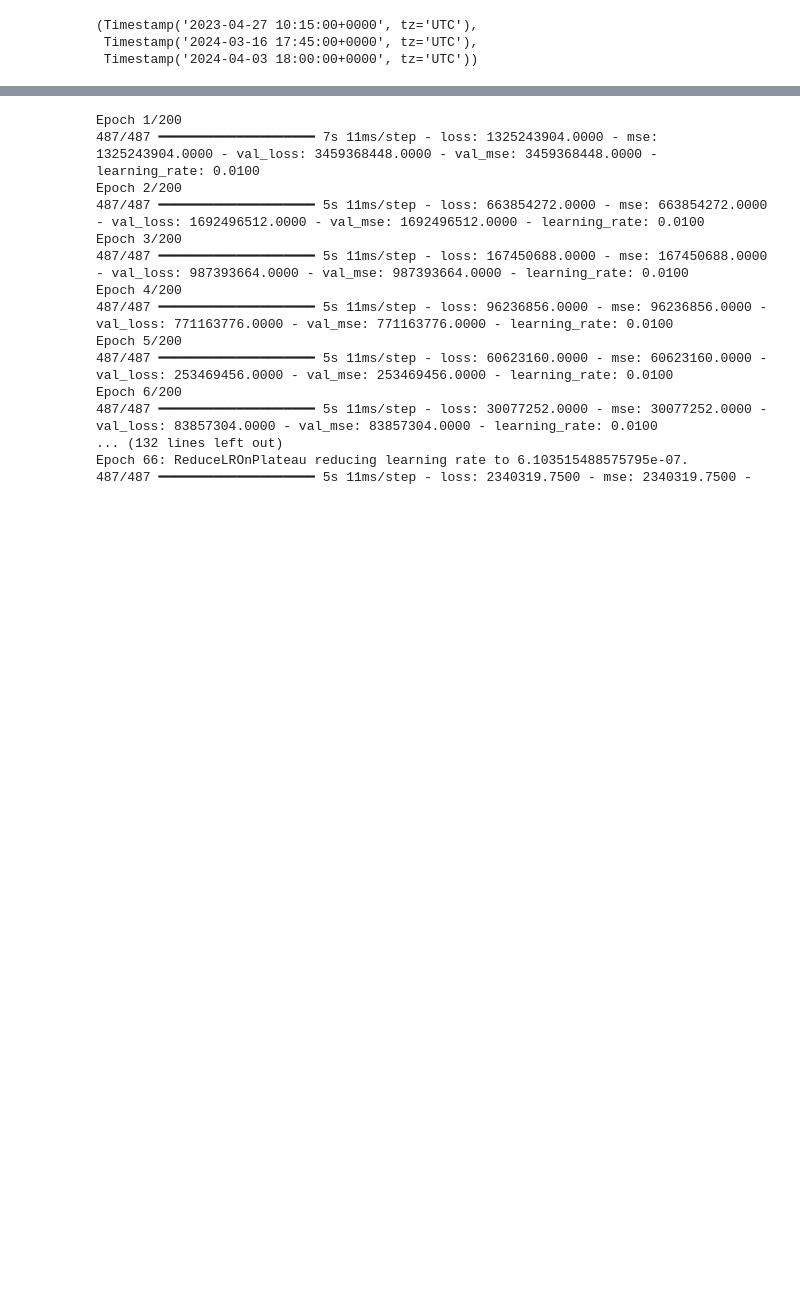
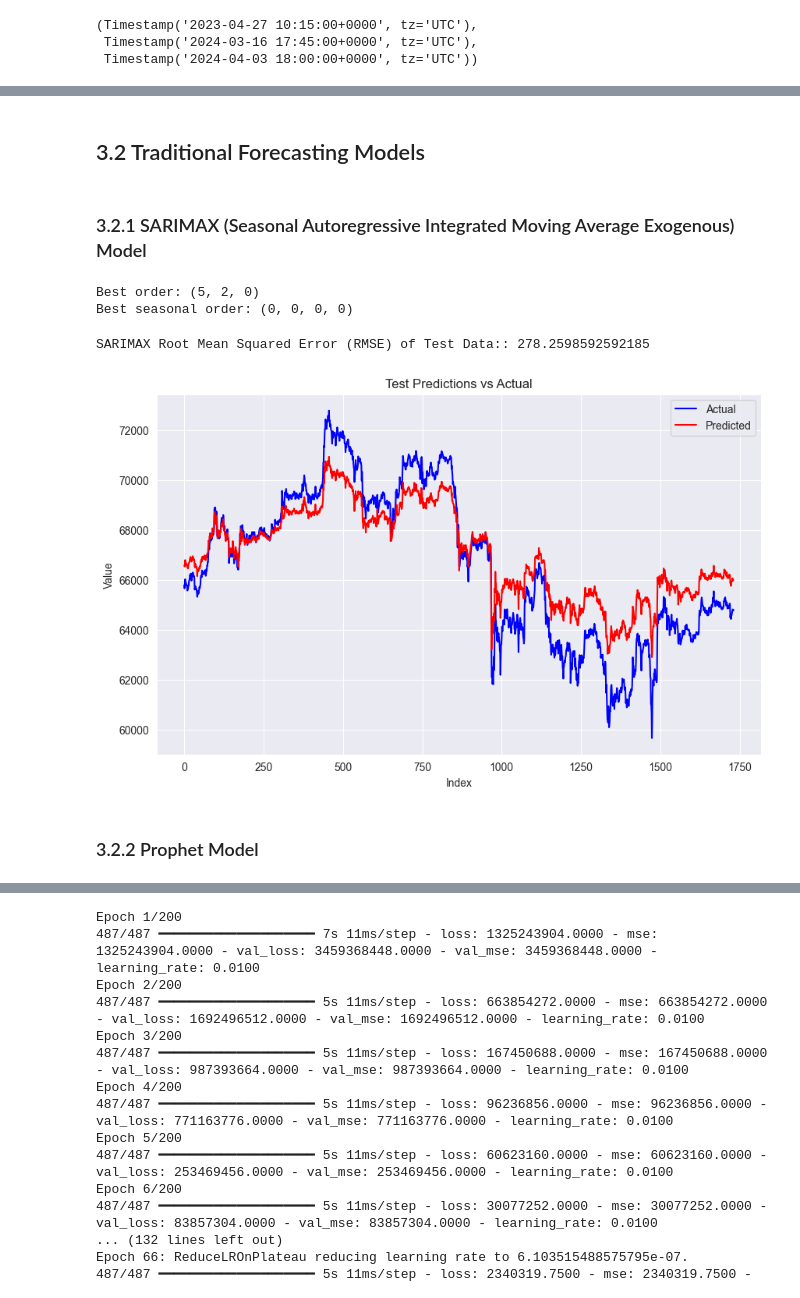
Before and after one commit to emrecobann/SurfingBTCWaves, a Jupyter notebook: SurfingBTC.ipynb, the cells around one changed output, grey strips where cells are left out. Drawn from its saved outputs; the diff is of its cells as text; code cells hidden in the pictures; blank space fills up the shorter version.

```diff
--- a/SurfingBTC.ipynb
+++ b/SurfingBTC.ipynb
@@ -426,0 +568,16 @@ def sliding_window_generator(x_df, y_df, window_size, step_size):
+# %% [markdown]
+<a id=3.2></a>
+## 3.2 Traditional Forecasting Models
+# %% [markdown]
+<a id=3.2.1></a>
+### 3.2.1 SARIMAX (Seasonal Autoregressive Integrated Moving Average Exogenous) Model
+# %%
+# Get the best orders, including both non-seasonal and seasonal orders
+stepwise_fit = auto_arima(y=y_train, seasonal=True)
+best_order = stepwise_fit.order
+best_seasonal_order = stepwise_fit.seasonal_order
+print(f"Best order: {best_order}")
+print(f"Best seasonal order: {best_seasonal_order}")
+# %% [output]
+Best order: (5, 2, 0)
+Best seasonal order: (0, 0, 0, 0)
@@ -426,0 +595,16 @@ def sliding_window_generator(x_df, y_df, window_size, step_size):
+# %%
+# Make predictions on the validation data starting from the first timestamp of y_val
+y_test_pred = model.forecast(exog=X_test, steps=len(X_test))
+
+# Calculate Root Mean Squared Error (MSE) on the validation set
+mse_val = ((y_test - y_test_pred) ** 2).mean()
+print(f"SARIMAX Root Mean Squared Error (RMSE) of Test Data:: {np.sqrt(mse_val)}")
+# %% [output]
+SARIMAX Root Mean Squared Error (RMSE) of Test Data:: 278.2598592592185
+# %%
+plot_predictions(np.array(y_test), np.array(y_test_pred))
+# %% [output]
+[figure, added]
+# %% [markdown]
+<a id=3.2.2 Prophet></a>
+### 3.2.2 Prophet Model
```
Also changed, not shown: parts of 65 cells of this notebook.
